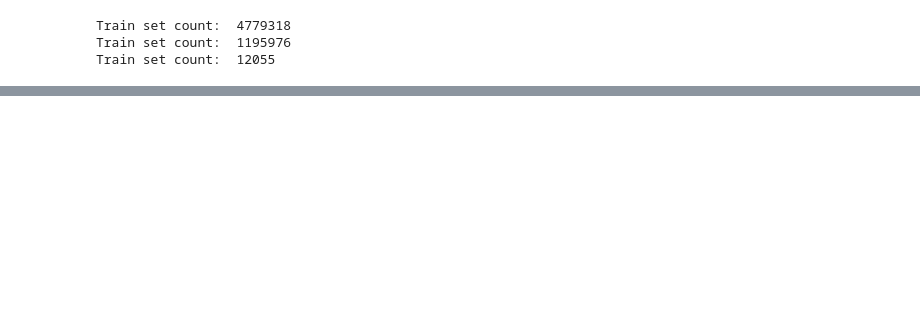
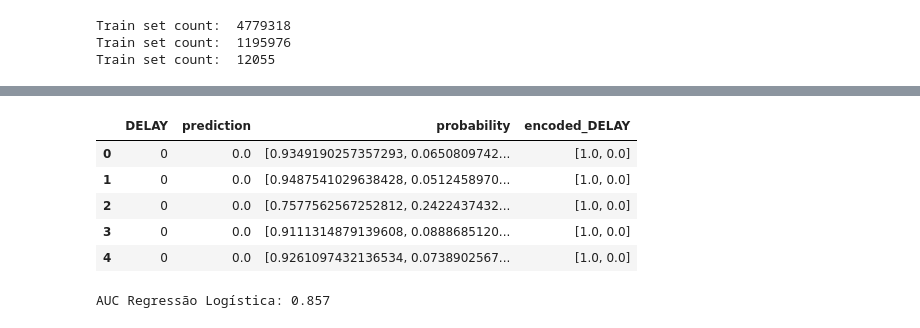
Before and after one commit to mconjaud/TrabalhoFinalAEM2, a Jupyter notebook: BigData/Projeto_Final_BigData.ipynb, the cells around one changed output, grey strips where cells are left out. Saved outputs shown, nothing was run; the diff lists cells and outputs as text; code cells hidden in the pictures; blank space fills up the shorter version.

```diff
--- a/BigData/Projeto_Final_BigData.ipynb
+++ b/BigData/Projeto_Final_BigData.ipynb
@@ -728,0 +705,3 @@ transformed_train_df.limit(10).toPandas()
+# %%
+pred_log_reg_pd = pred_log_reg.select('DELAY', 'prediction', 'probability').toPandas()
+pred_log_reg_pd.head()
@@ -728,0 +715,11 @@ transformed_train_df.limit(10).toPandas()
+# %%
+pred_log_reg_pd['probability'] = pred_log_reg_pd['probability'].map(lambda x: list(x))
+pred_log_reg_pd['encoded_DELAY'] = pred_log_reg_pd['DELAY'].map(lambda x: np.eye(2)[int(x)])
+pred_log_reg_pd.head()
+# %% [output]
+|  | DELAY | prediction | probability | encoded_DELAY |
+| 0 | 0 | 0.0 | [0.9349190257357293, 0.0650809742... | [1.0, 0.0] |
+| 1 | 0 | 0.0 | [0.9487541029638428, 0.0512458970... | [1.0, 0.0] |
+| 2 | 0 | 0.0 | [0.7577562567252812, 0.2422437432... | [1.0, 0.0] |
+| 3 | 0 | 0.0 | [0.9111314879139608, 0.0888685120... | [1.0, 0.0] |
+| 4 | 0 | 0.0 | [0.9261097432136534, 0.0738902567... | [1.0, 0.0] |
@@ -728,0 +729,7 @@ transformed_train_df.limit(10).toPandas()
+# %%
+fpr_log, tpr_log, threshold = roc_curve(y_score=y_pred_log_reg[:,0], y_true=y_true_log_reg[:,0])
+auc_log = auc(fpr_log, tpr_log)
+
+print('AUC Regressão Logística: {:.3f}'.format(auc_log))
+# %% [output]
+AUC Regressão Logística: 0.857
```
Also changed, not shown: parts of 57 cells of this notebook.
